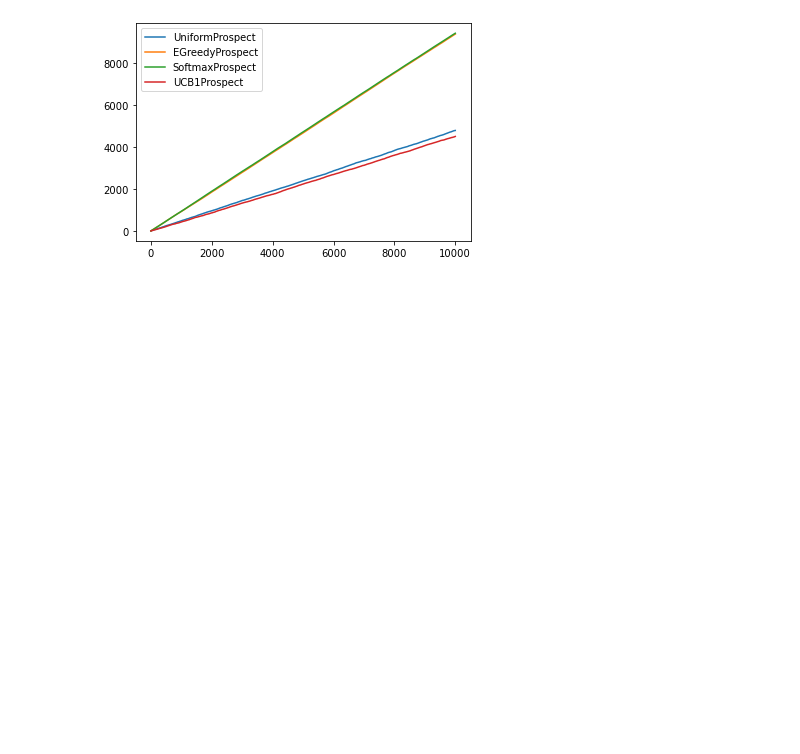
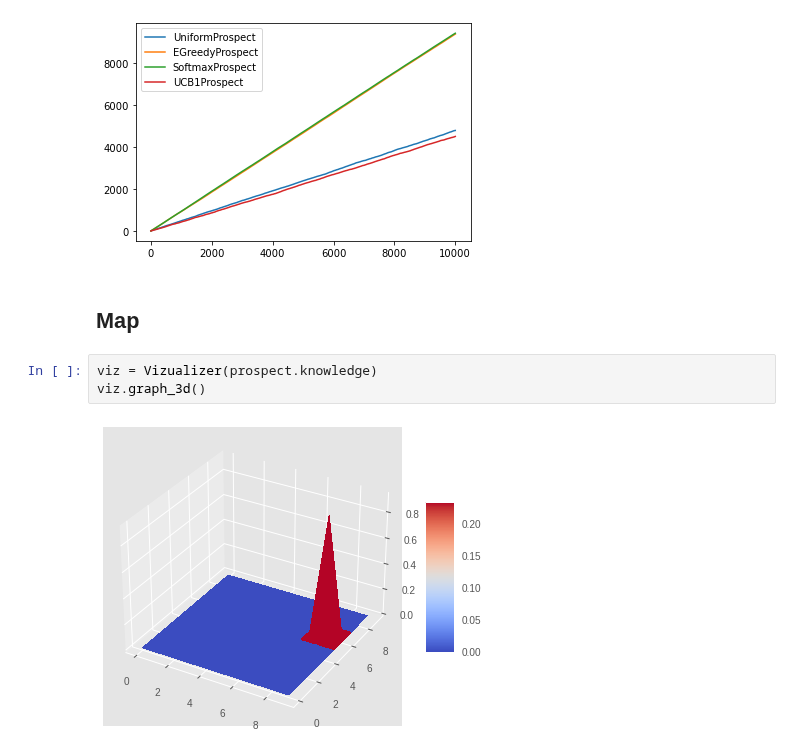
Before and after one commit to SylvanBrocard/Drill_game, a Jupyter notebook: Drill_game/viz.ipynb, the cells around one changed output. Saved outputs shown, nothing was run; the diff lists cells and outputs as text; blank space fills up the shorter version.

```diff
--- a/Drill_game/viz.ipynb
+++ b/Drill_game/viz.ipynb
@@ -93,3 +85,10 @@ plt.legend(['UniformProspect', 'EGreedyProspect', 'SoftmaxProspect', 'UCB1Prospe
 plt.show()
 # %% [output]
 [figure]
+# %% [markdown]
+## Map
+# %%
+viz = Vizualizer(prospect.knowledge)
+viz.graph_3d()
+# %% [output]
+[figure, added]
```
Also changed, not shown: parts of 4 cells of this notebook, 1 other file.
